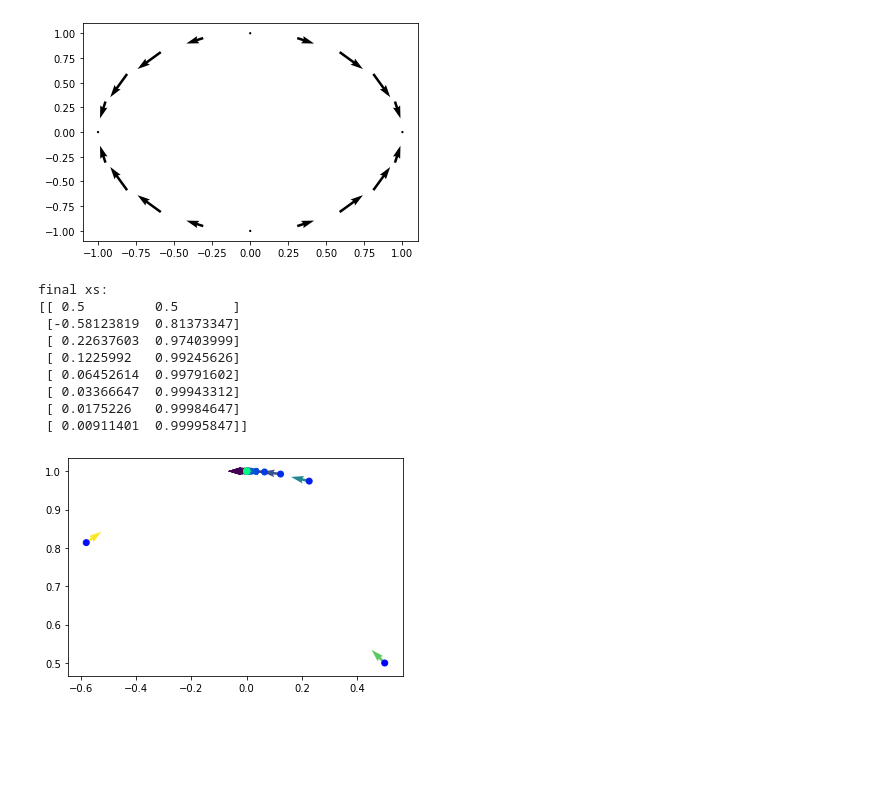
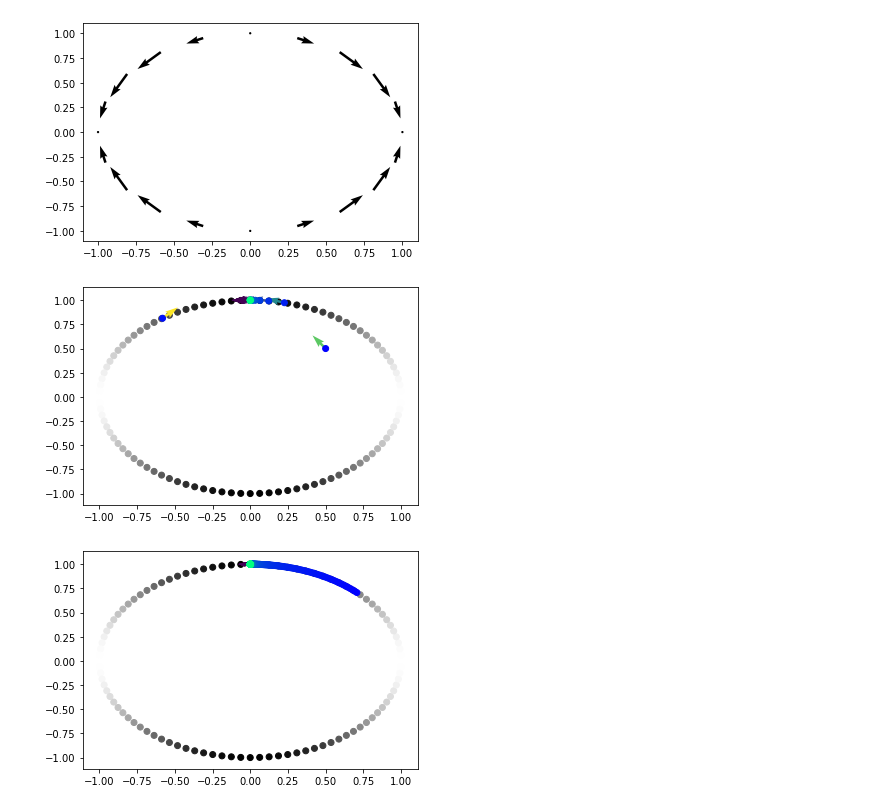
Before and after one commit to bollu/alok-bollu, a Jupyter notebook: word2blank/riemman-sgd/N_Sphere_SGD.ipynb, the cells around one changed output. Saved outputs shown, nothing was run; the diff lists cells and outputs as text; code cells hidden in the pictures; blank space fills up the shorter version.

Commit message:
highlight the unreasonable effectiveness of armijo step. This is so fucking cool

```diff
--- a/word2blank/riemman-sgd/N_Sphere_SGD.ipynb
+++ b/word2blank/riemman-sgd/N_Sphere_SGD.ipynb
@@ -138,47 +139,62 @@ def armijo_step(x_cur):
             return alpha*(beta**m)
         m += 1
 
 
-#The updation happens in this loop for 10000 iterations
-# returns list of x_cur and eta_ks
-def run_gradient_descent():
-    x_cur = np.array((0.5, 0.5), dtype=float)
+def run_gradient_descent_armijo():
+    x_cur = np.array((np.cos(np.pi/4), np.sin(np.pi/4)), dtype=float)
     XS = [x_cur]
     ETAS = []
     i = 0
     while i <= 1000:
         #eta_k is chosen as -grad f(x_k) which is gradient-related
         eta_k = -1.0 * gradient(x_cur)
         ETAS.append(eta_k)
         if np.linalg.norm(eta_k) < 1e-4: break
 
         t_k = armijo_step(x_cur)
         x_cur = retraction(x_cur, t_k*eta_k)
         XS.append(x_cur)
         i += 1
     return (np.array(XS), np.array(ETAS))
 
+def run_gradient_descent_fixed_step():
+    x_cur = np.array((np.cos(np.pi/4), np.sin(np.pi/4)), dtype=float)
+    XS = [x_cur]
+    ETAS = []
+    i = 0
+    while i <= 1000:
+        #eta_k is chosen as -grad f(x_k) which is gradient-related
+        eta_k = -1.0 * gradient(x_cur)
+        ETAS.append(eta_k)
+        if np.linalg.norm(eta_k) < 1e-4: break
+
+        x_cur = retraction(x_cur, 1e-2*eta_k)
+        XS.append(x_cur)
+        i += 1
+    return (np.array(XS), np.array(ETAS))
+
+
+
 def dbg_plot_gradient_descent(xs, etas):
     nvecs = xs.shape[0]
     lens = np.linalg.norm(etas, axis=1)
     for i in range(lens.shape[0]):
         etas[i] =  etas[i] / lens[i]
 
     plt.quiver(xs[:nvecs, 0], xs[:nvecs, 1], etas[:nvecs, 0], etas[:nvecs, 1], lens)
     plt.scatter(xs[:, 0], xs[:, 1], c=np.arange(nvecs), cmap='winter')
 
-xs, etas = run_gradient_descent()
-print("final xs:")
-print(xs[:-10])
+# We first run gradient descent with armijo, and then again with fixed step size to show the difference in rates
+# of convergence (Hint: it's quite drastic).
+plt.figure(0)
+xs, etas = run_gradient_descent_armijo()
+plot_field()
 dbg_plot_gradient_descent(xs, etas)
+
+plt.figure(1)
+xs, etas = run_gradient_descent_fixed_step()
+plot_field()
+dbg_plot_gradient_descent(xs, etas)
 # %% [output]
-final xs:
-[[ 0.5         0.5       ]
- [-0.58123819  0.81373347]
- [ 0.22637603  0.97403999]
- [ 0.1225992   0.99245626]
- [ 0.06452614  0.99791602]
- [ 0.03366647  0.99943312]
- [ 0.0175226   0.99984647]
- [ 0.00911401  0.99995847]]
-[figure, old version]
+[figure, new version]
+[figure, added]
```
Also changed, not shown: parts of 1 cell of this notebook.
